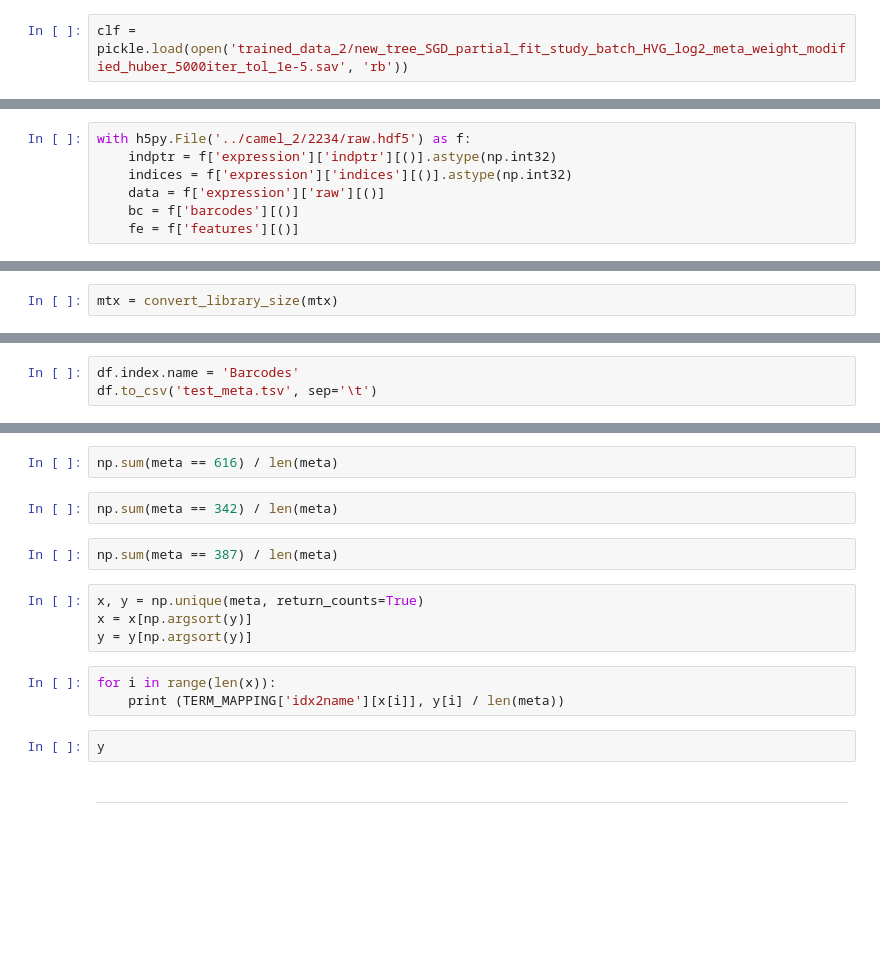
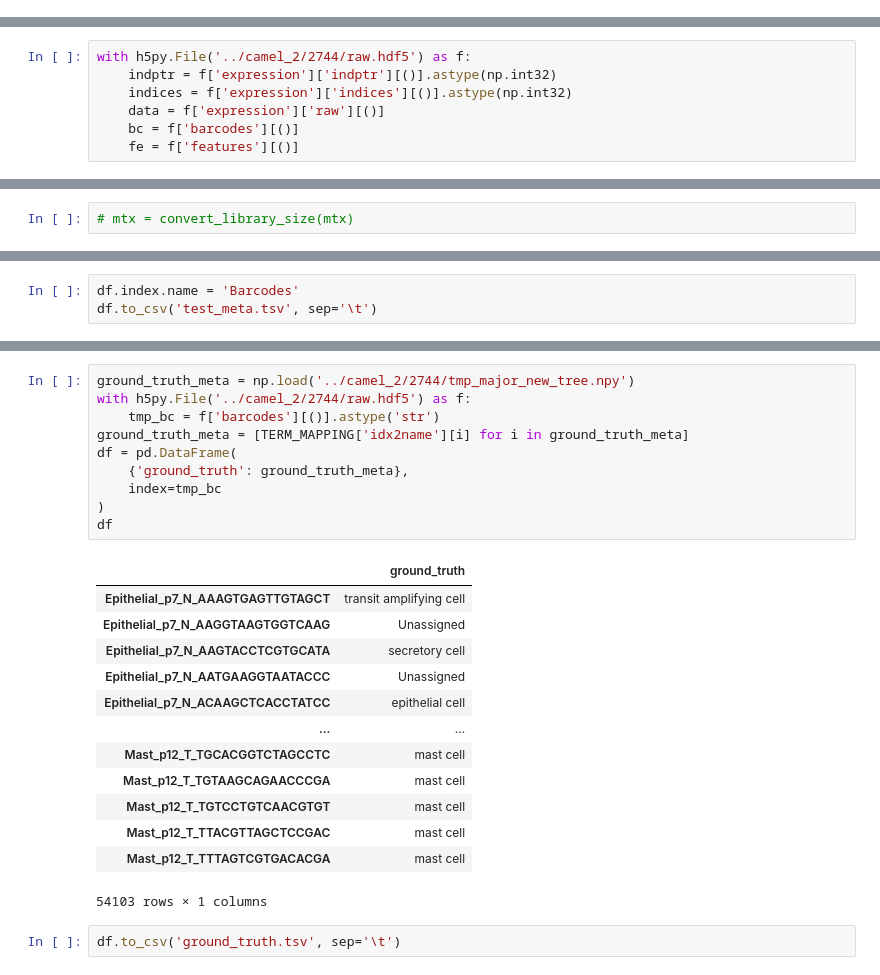
Before and after one commit to duyson1999/celltypes_prediction, a Jupyter notebook: SGD_partial_fit.ipynb, the cells around one changed output, grey strips where cells are left out. Saved outputs shown, nothing was run; the diff lists cells and outputs as text; blank space fills up the shorter version.

```diff
--- a/SGD_partial_fit.ipynb
+++ b/SGD_partial_fit.ipynb
@@ -338,2 +397,0 @@ SGDClassifier(class_weight={6: 0.5161031066659924, 12: 0.12478399569558163,
-# %%
-clf = pickle.load(open('trained_data_2/new_tree_SGD_partial_fit_study_batch_HVG_log2_meta_weight_modified_huber_5000iter_tol_1e-5.sav', 'rb'))
@@ -360,5 +398,5 @@ SGDClassifier(class_weight={6: 1.2578066641755603, 12: 1.0,
 # %%
-with h5py.File('../camel_2/2234/raw.hdf5') as f:
+with h5py.File('../camel_2/2744/raw.hdf5') as f:
     indptr = f['expression']['indptr'][()].astype(np.int32)
     indices = f['expression']['indices'][()].astype(np.int32)
     data = f['expression']['raw'][()]
@@ -373,5 +411,5 @@ array([1., 1., 1., ..., 6., 1., 3.])
 # %%
-mtx = convert_library_size(mtx)
+# mtx = convert_library_size(mtx)
 # %%
 mtx = normalize_total(mtx)
 # %%
@@ -428,17 +473,26 @@ meta.shape
-# %%
-np.sum(meta == 616) / len(meta)
-# %%
-np.sum(meta == 342) / len(meta)
-# %%
-np.sum(meta == 387) / len(meta)
-# %%
-x, y = np.unique(meta, return_counts=True)
-x = x[np.argsort(y)]
-y = y[np.argsort(y)]
-# %%
-for i in range(len(x)):
-    print (TERM_MAPPING['idx2name'][x[i]], y[i] / len(meta))
 # %%
-y
+ground_truth_meta = np.load('../camel_2/2744/tmp_major_new_tree.npy')
+with h5py.File('../camel_2/2744/raw.hdf5') as f:
+    tmp_bc = f['barcodes'][()].astype('str')
+ground_truth_meta = [TERM_MAPPING['idx2name'][i] for i in ground_truth_meta]
+df = pd.DataFrame(
+    {'ground_truth': ground_truth_meta},
+    index=tmp_bc
+)
+df
+# %% [output]
+|  | ground_truth |
+| Epithelial_p7_N_AAAGTGAGTTGTAGCT | transit amplifying cell |
+| Epithelial_p7_N_AAGGTAAGTGGTCAAG | Unassigned |
+| Epithelial_p7_N_AAGTACCTCGTGCATA | secretory cell |
+| Epithelial_p7_N_AATGAAGGTAATACCC | Unassigned |
+| Epithelial_p7_N_ACAAGCTCACCTATCC | epithelial cell |
+| ... | ... |
+| Mast_p12_T_TGCACGGTCTAGCCTC | mast cell |
+| Mast_p12_T_TGTAAGCAGAACCCGA | mast cell |
+| Mast_p12_T_TGTCCTGTCAACGTGT | mast cell |
+| Mast_p12_T_TTACGTTAGCTCCGAC | mast cell |
+| Mast_p12_T_TTTAGTCGTGACACGA | mast cell |
+54103 rows × 1 columns
-# %% [markdown]
-____
+# %%
+df.to_csv('ground_truth.tsv', sep='\t')
```
Also changed, not shown: parts of 28 cells of this notebook, 3 other files.
